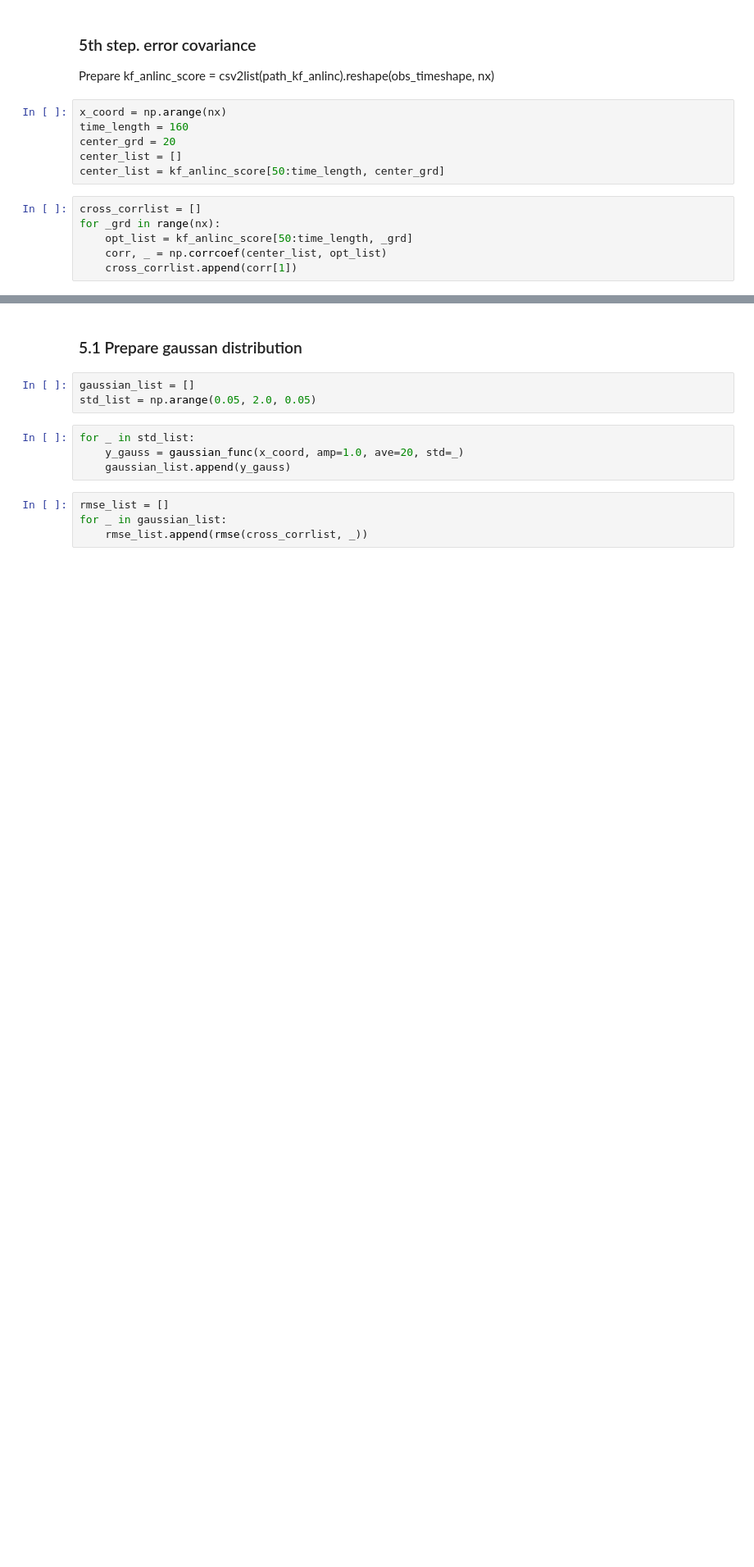
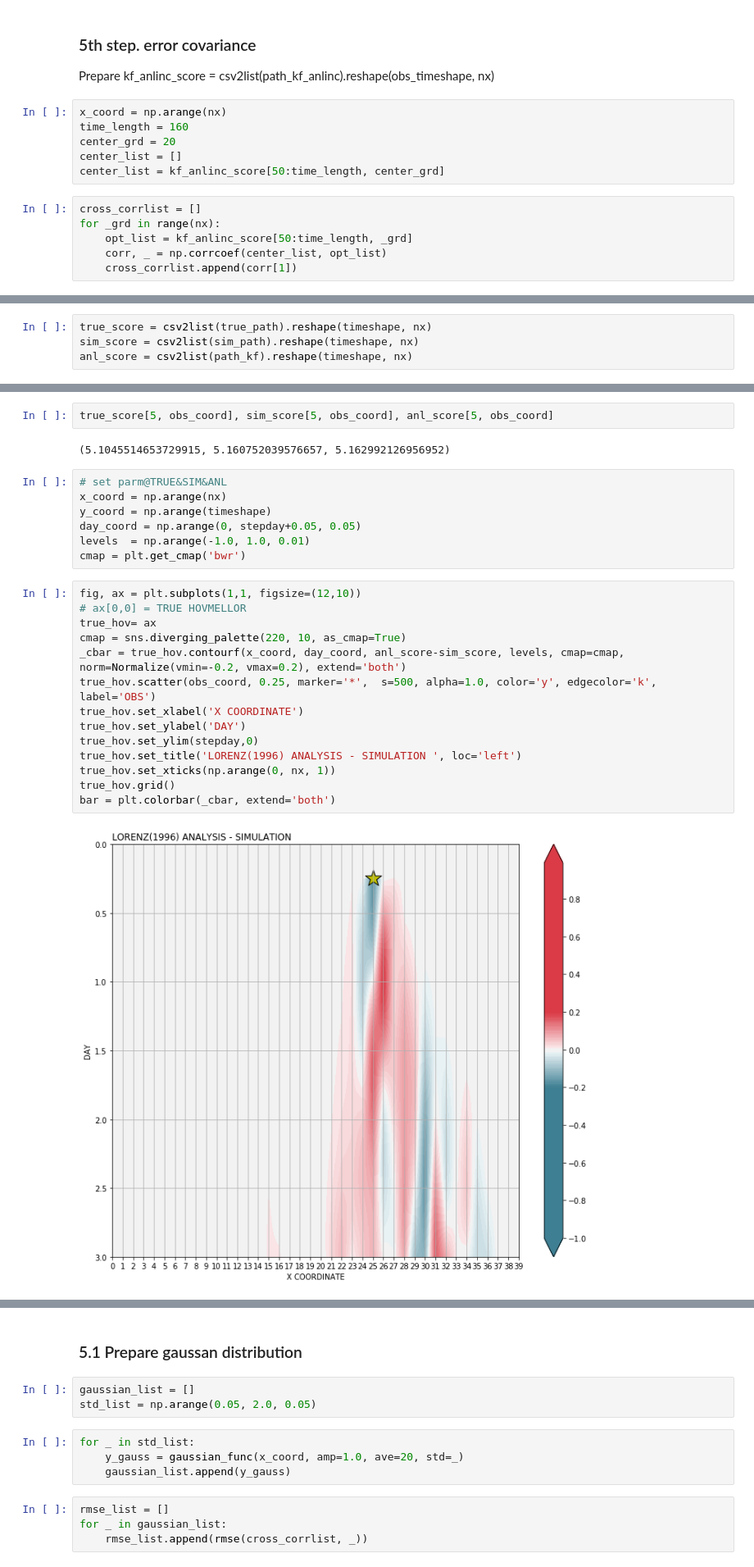
Before and after one commit to Toyo-Daichi/DA_basic, a Jupyter notebook: exp_view.ipynb, the cells around one changed output, grey strips where cells are left out. Shown at 82% size. Cells and saved outputs as stored; diff of their text form; blank space fills up the shorter version.

```diff
--- a/exp_view.ipynb
+++ b/exp_view.ipynb
@@ -488,0 +526,4 @@ for _grd in range(nx):
+# %%
+true_score = csv2list(true_path).reshape(timeshape, nx)
+sim_score = csv2list(sim_path).reshape(timeshape, nx)
+anl_score = csv2list(path_kf).reshape(timeshape, nx)
@@ -488,0 +541,27 @@ for _grd in range(nx):
+# %%
+true_score[5, obs_coord], sim_score[5, obs_coord], anl_score[5, obs_coord]
+# %% [output]
+(5.1045514653729915, 5.160752039576657, 5.162992126956952)
+# %%
+# set parm@TRUE&SIM&ANL
+x_coord = np.arange(nx)
+y_coord = np.arange(timeshape)
+day_coord = np.arange(0, stepday+0.05, 0.05)
+levels  = np.arange(-1.0, 1.0, 0.01)
+cmap = plt.get_cmap('bwr')
+# %%
+fig, ax = plt.subplots(1,1, figsize=(12,10))
+# ax[0,0] = TRUE HOVMELLOR
+true_hov= ax
+cmap = sns.diverging_palette(220, 10, as_cmap=True)
+_cbar = true_hov.contourf(x_coord, day_coord, anl_score-sim_score, levels, cmap=cmap, norm=Normalize(vmin=-0.2, vmax=0.2), extend='both')
+true_hov.scatter(obs_coord, 0.25, marker='*',  s=500, alpha=1.0, color='y', edgecolor='k', label='OBS')
+true_hov.set_xlabel('X COORDINATE')
+true_hov.set_ylabel('DAY')
+true_hov.set_ylim(stepday,0)
+true_hov.set_title('LORENZ(1996) ANALYSIS - SIMULATION ', loc='left')
+true_hov.set_xticks(np.arange(0, nx, 1))
+true_hov.grid()
+bar = plt.colorbar(_cbar, extend='both')
+# %% [output]
+[figure, added]
```
Also changed, not shown: parts of 16 cells of this notebook, 4 other files.
